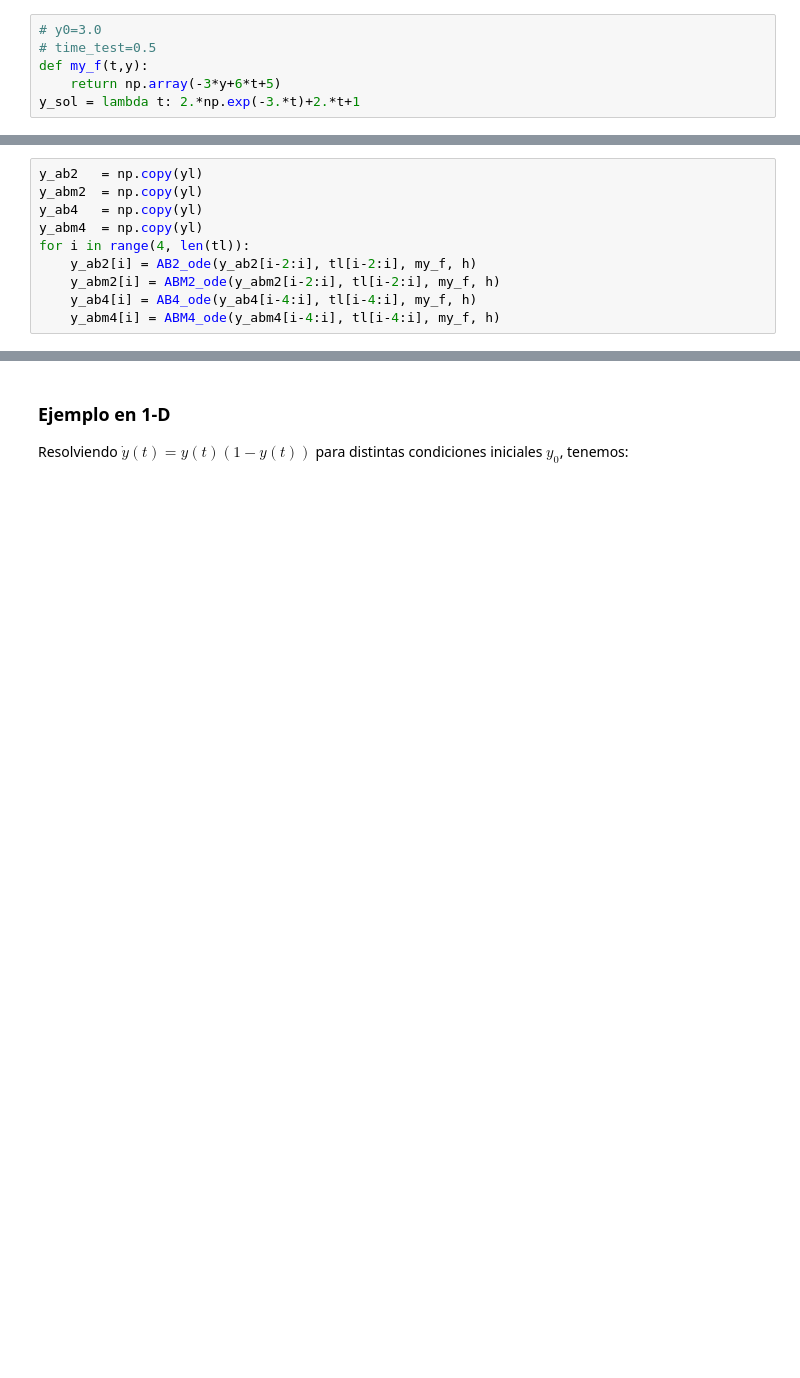
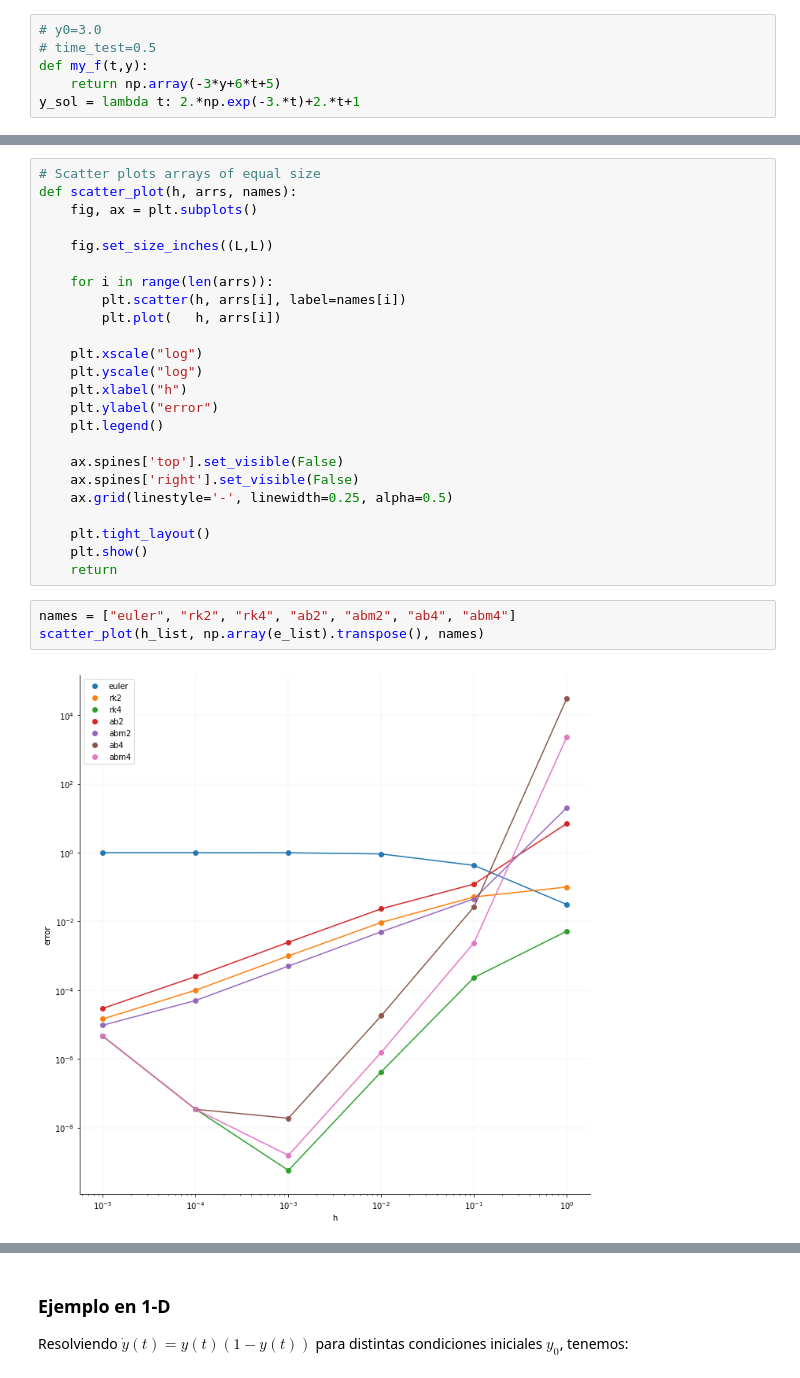
Before and after one commit to bleaktwig/clas12-data-and-tests, a Jupyter notebook: U3_ODE.ipynb, the cells around one changed output, grey strips where cells are left out. Saved outputs shown, nothing was run; the diff lists cells and outputs as text; blank space fills up the shorter version.

```diff
--- a/U3_ODE.ipynb
+++ b/U3_ODE.ipynb
@@ -160,10 +114,0 @@ for i in range(4, len(tl)):
-# %%
-y_ab2   = np.copy(yl)
-y_abm2  = np.copy(yl)
-y_ab4   = np.copy(yl)
-y_abm4  = np.copy(yl)
-for i in range(4, len(tl)):
-    y_ab2[i] = AB2_ode(y_ab2[i-2:i], tl[i-2:i], my_f, h)
-    y_abm2[i] = ABM2_ode(y_abm2[i-2:i], tl[i-2:i], my_f, h)
-    y_ab4[i] = AB4_ode(y_ab4[i-4:i], tl[i-4:i], my_f, h)
-    y_abm4[i] = ABM4_ode(y_abm4[i-4:i], tl[i-4:i], my_f, h)
@@ -199,3 +163,32 @@ print(y_abm4)
+# %%
+# Scatter plots arrays of equal size
+def scatter_plot(h, arrs, names):
+    fig, ax = plt.subplots()
+
+    fig.set_size_inches((L,L))
+
+    for i in range(len(arrs)):
+        plt.scatter(h, arrs[i], label=names[i])
+        plt.plot(   h, arrs[i])
+
+    plt.xscale("log")
+    plt.yscale("log")
+    plt.xlabel("h")
+    plt.ylabel("error")
+    plt.legend()
+
+    ax.spines['top'].set_visible(False)
+    ax.spines['right'].set_visible(False)
+    ax.grid(linestyle='-', linewidth=0.25, alpha=0.5)
+
+    plt.tight_layout()
+    plt.show()
+    return
+# %%
+names = ["euler", "rk2", "rk4", "ab2", "abm2", "ab4", "abm4"]
+scatter_plot(h_list, np.array(e_list).transpose(), names)
+# %% [output]
+[figure, added]
 # %%
 fig = pyplot.figure(figsize=(L,L))
 fig.clf()
```
Also changed, not shown: parts of 28 cells of this notebook, 12 other files.
